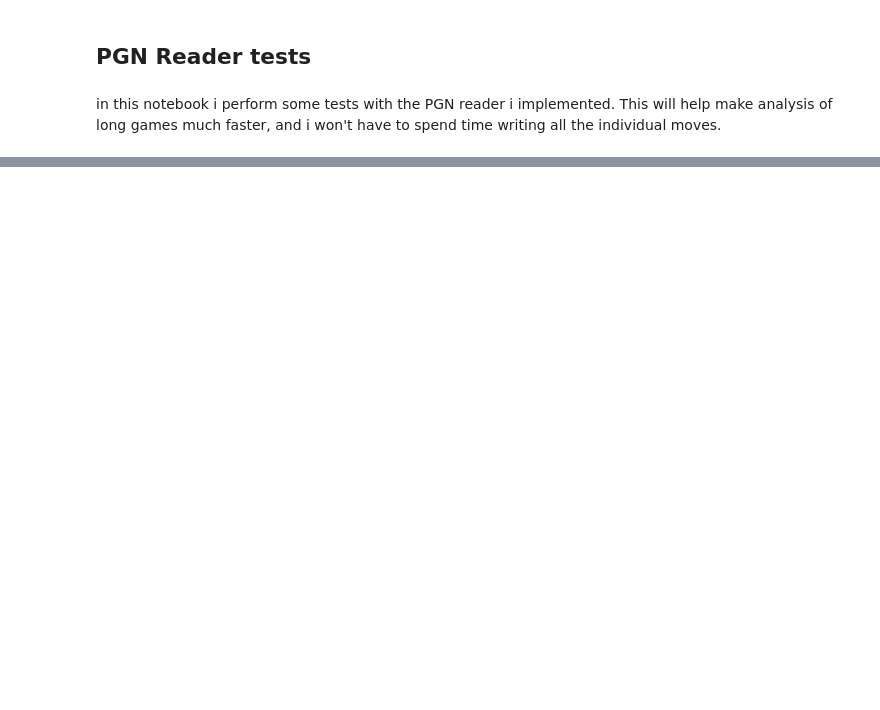
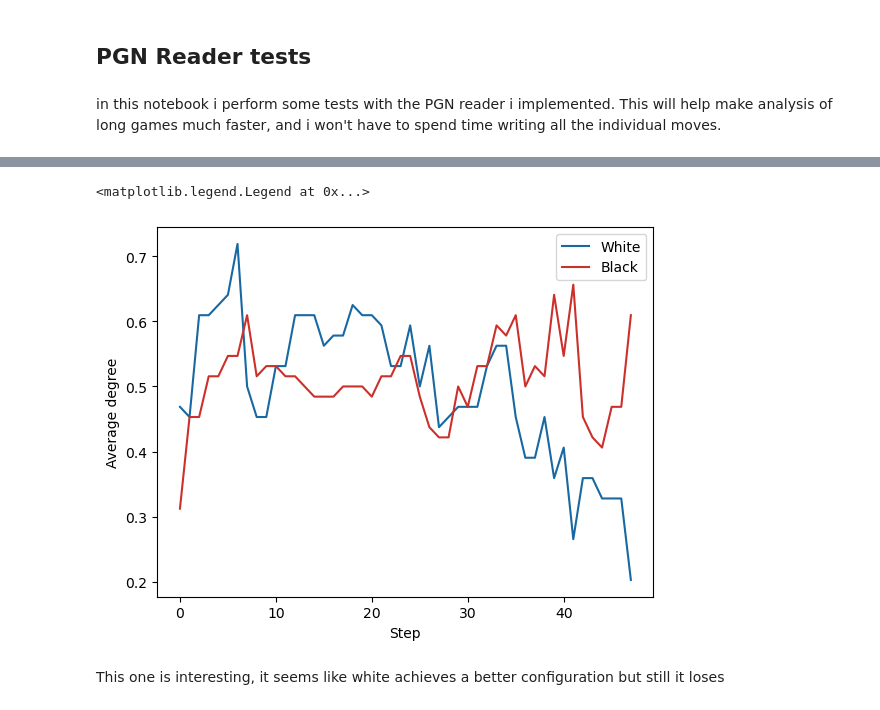
Before and after one commit to walup/ChessMiniProject, a Jupyter notebook: PGNReader_tests.ipynb, the cells around one changed output, grey strips where cells are left out. Saved outputs shown, nothing was run; the diff lists cells and outputs as text; code cells hidden in the pictures; blank space fills up the shorter version.

```diff
--- a/PGNReader_tests.ipynb
+++ b/PGNReader_tests.ipynb
@@ -57,0 +95,12 @@ Nice, i think i'm ready to do some tests on different openings, see if they exhi
+# %%
+plt.figure()
+plt.plot(whiteAverageDegrees, color = "#1868a1", label = "White")
+plt.plot(blackAverageDegrees, color = "#cc302b", label = "Black")
+plt.xlabel("Step")
+plt.ylabel("Average degree")
+plt.legend()
+# %% [output]
+<matplotlib.legend.Legend at 0x...>
+[figure, added]
+# %% [markdown]
+This one is interesting, it seems like white achieves a better configuration but still it loses
```
Also changed, not shown: parts of 7 cells of this notebook, 6 other files.
